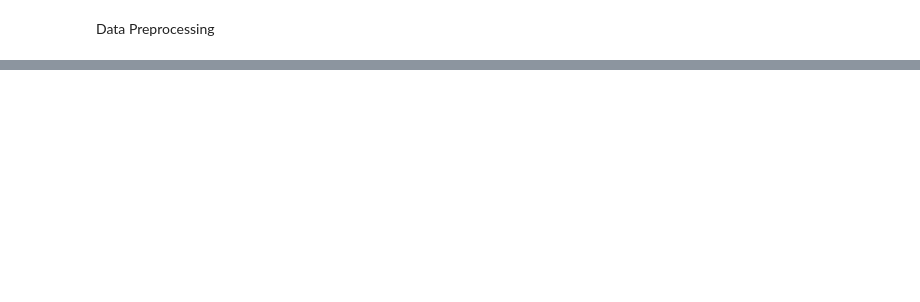
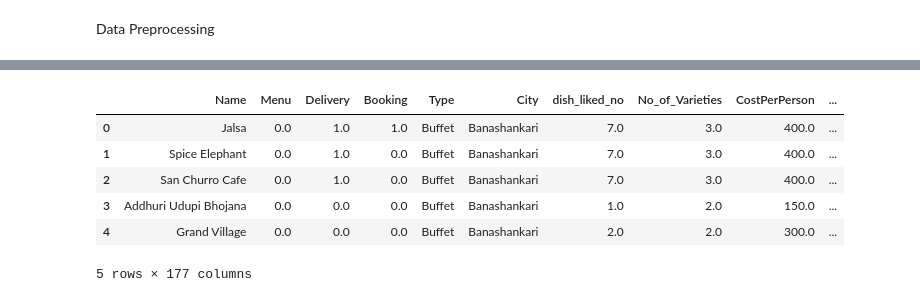
Before and after one commit to ups1610/internship_project_ineuron, a Jupyter notebook: notebooks/EDA.ipynb, the cells around one changed output, grey strips where cells are left out. Cells and saved outputs as stored; diff of their text form; code cells hidden in the pictures; blank space fills up the shorter version.

Commit message:
preprocess halfdone

```diff
--- a/notebooks/EDA.ipynb
+++ b/notebooks/EDA.ipynb
@@ -155,0 +256,22 @@ df
+# %%
+multi_label=df["Cuisines"].str.split(", ")
+# %%
+# since cuisine column contain multilabel data so perform Multilabelbinarizer to preprocess it
+from sklearn.preprocessing import MultiLabelBinarizer
+mlb = MultiLabelBinarizer()
+mlb_data = mlb.fit_transform(multi_label)
+multi_label_df = pd.DataFrame(mlb_data,columns = mlb.classes_)
+# %%
+#extract and concat important features
+features = new_df[['Name','Menu','Delivery', 'Booking','Type', 'City','dish_liked_no', 'No_of_Varieties',
+         'CostPerPerson', 'Rating']]
+data = pd.concat([features,multi_label_df],axis=1)
+data.head()
+# %% [output]
+|  | Name | Menu | Delivery | Booking | Type | City | dish_liked_no | No_of_Varieties | CostPerPerson | ... |
+| 0 | Jalsa | 0.0 | 1.0 | 1.0 | Buffet | Banashankari | 7.0 | 3.0 | 400.0 | ... |
+| 1 | Spice Elephant | 0.0 | 1.0 | 0.0 | Buffet | Banashankari | 7.0 | 3.0 | 400.0 | ... |
+| 2 | San Churro Cafe | 0.0 | 1.0 | 0.0 | Buffet | Banashankari | 7.0 | 3.0 | 400.0 | ... |
+| 3 | Addhuri Udupi Bhojana | 0.0 | 0.0 | 0.0 | Buffet | Banashankari | 1.0 | 2.0 | 150.0 | ... |
+| 4 | Grand Village | 0.0 | 0.0 | 0.0 | Buffet | Banashankari | 2.0 | 2.0 | 300.0 | ... |
+5 rows × 177 columns
```
Also changed, not shown: parts of 22 cells of this notebook.
